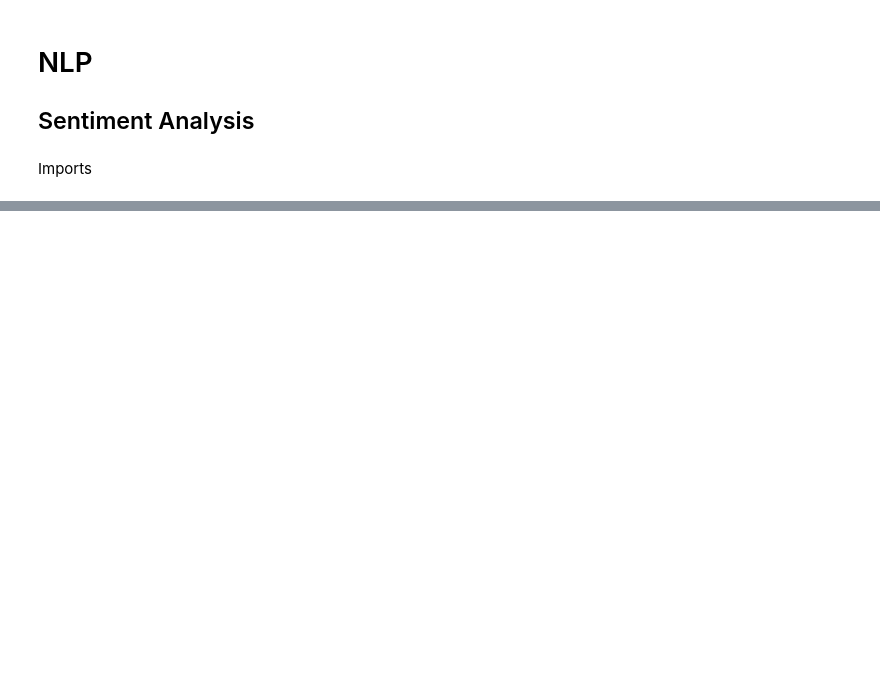
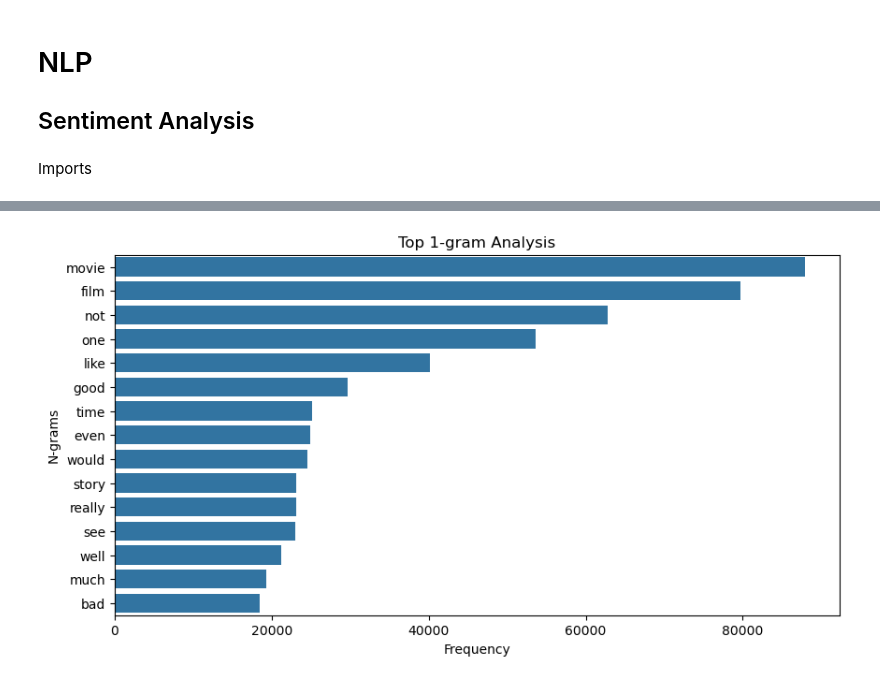
Before and after one commit to Mcaldas11/IA-class, a Jupyter notebook: notebook/NLP.ipynb, the cells around one changed output, grey strips where cells are left out. Cells and saved outputs as stored; diff of their text form; code cells hidden in the pictures; blank space fills up the shorter version.

```diff
--- a/notebook/NLP.ipynb
+++ b/notebook/NLP.ipynb
@@ -41,0 +76,4 @@ memory usage: 781.4+ KB
+# %%
+soup = BeautifulSoup(exemplo, 'html.parser')
+exemplo = soup.get_text()
+exemplo
@@ -41,0 +264,3 @@ memory usage: 781.4+ KB
+# %%
+# aplicar a funcao de preprocessamento ao dataset
+df['clean_review'] = df['review'].apply(preprocess_text)
@@ -41,0 +303,30 @@ memory usage: 781.4+ KB
+# %%
+all_texts = ' '.join(df['clean_review'])
+all_words = all_texts.split()
+# %%
+def draw_n_gram(string, i):
+    # gerar n-grams
+    grams = ["".join(g) for g in nltk.ngrams(string, i)]
+
+
+    # contar frequencia de n-grams
+
+    n_grams_counts = pd.Series(grams).value_counts().head(15)
+
+    # converter para dataframe
+    n_grams_df = n_grams_counts.reset_index()
+
+    # renomear colunas
+    n_grams_df.columns = ['word', 'count']
+
+    # visualização
+    plt.figure(figsize=(10,5))
+    sns.barplot(x='count', y='word', data=n_grams_df)
+    plt.title(f'Top {i}-gram Analysis')
+    plt.xlabel('Frequency')
+    plt.ylabel('N-grams')
+    plt.show()
+# %%
+draw_n_gram(all_words, 1)
+# %% [output]
+[figure, added]
```
Also changed, not shown: parts of 37 cells of this notebook, 1 other file.
